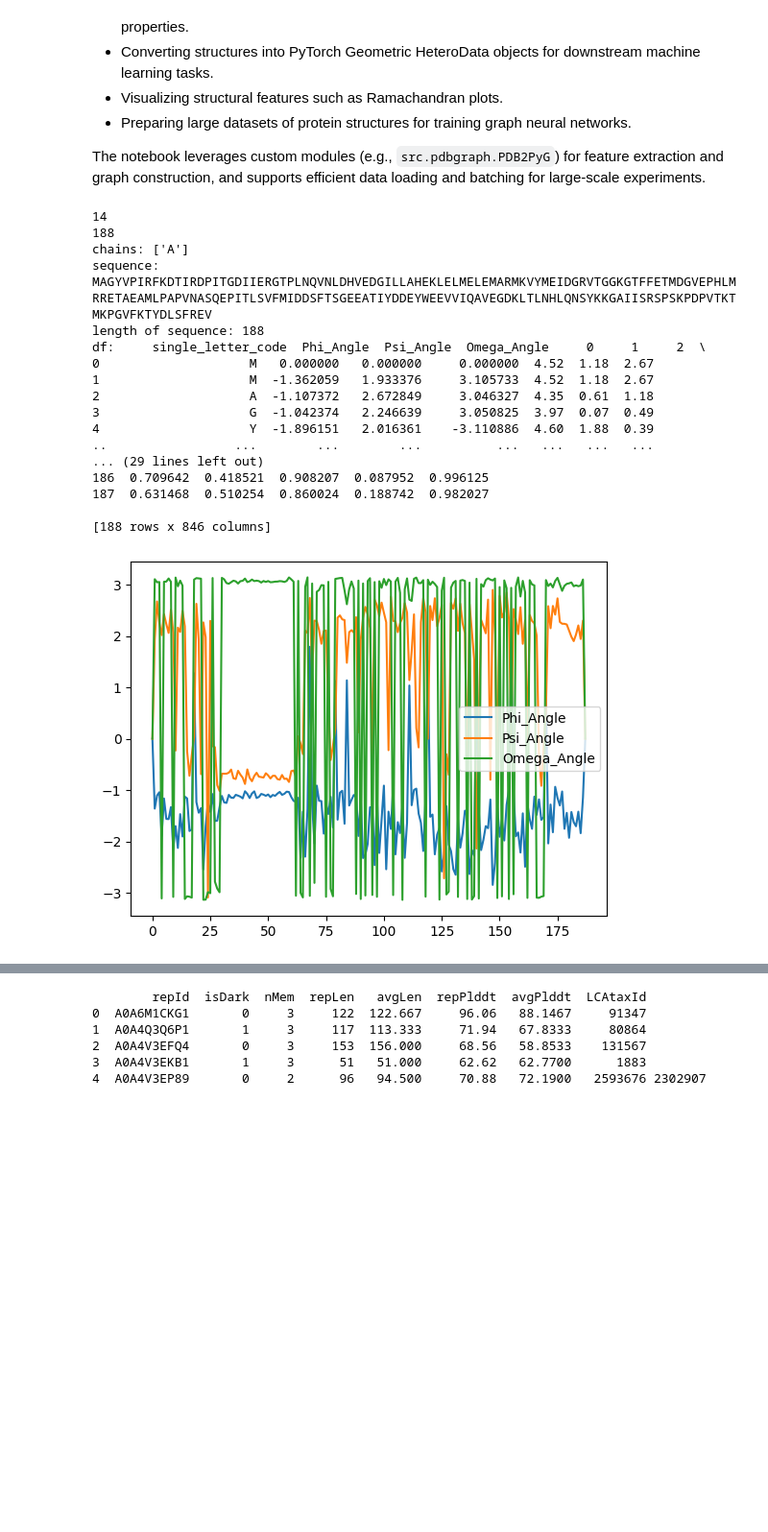
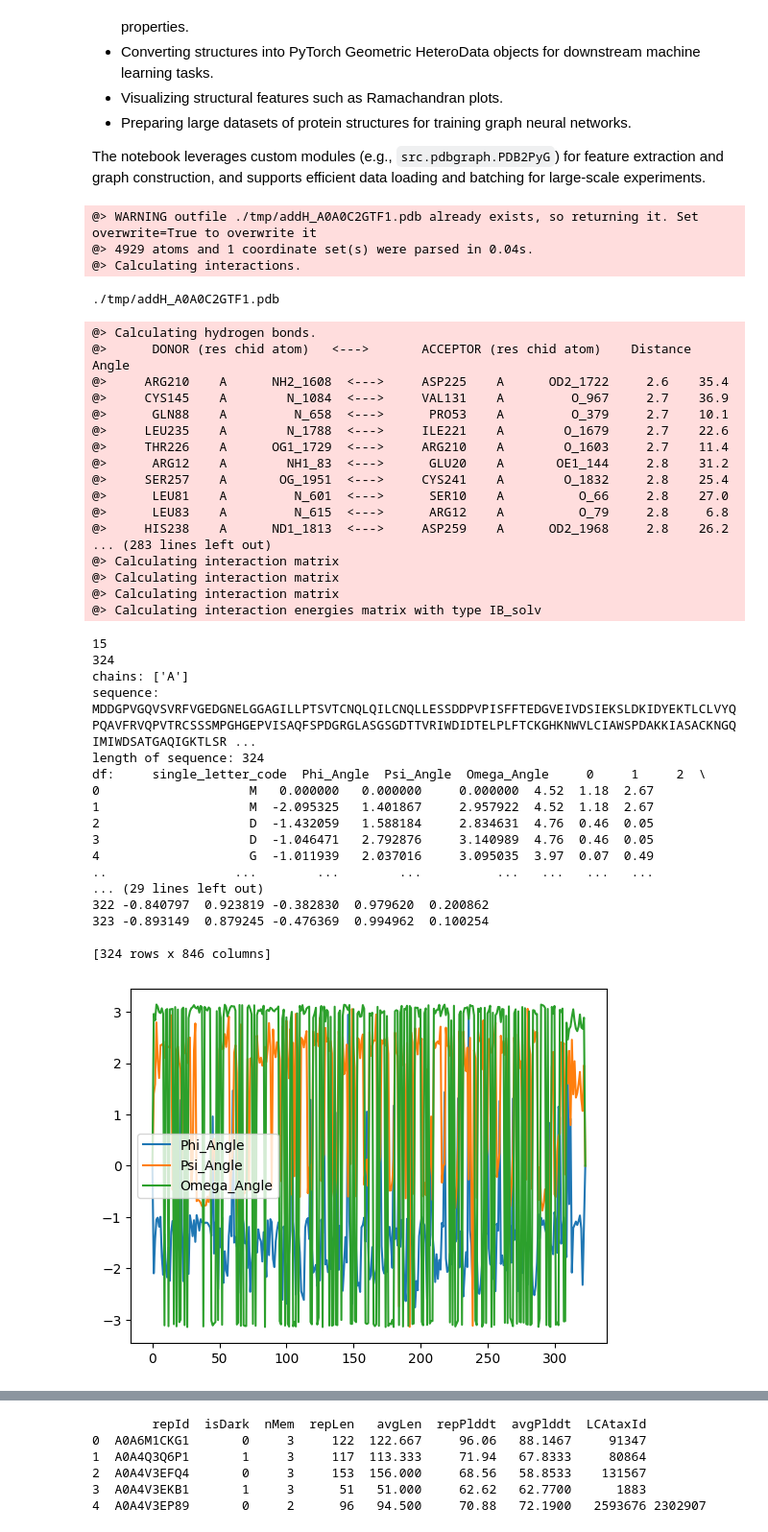
Before and after one commit to DessimozLab/foldtree2, a Jupyter notebook: foldtree2/notebooks/monomer_graph_trainingdata.ipynb, the cells around one changed output, grey strips where cells are left out. Shown at 96% size. Cells and saved outputs as stored; diff of their text form; code cells hidden in the pictures; blank space fills up the shorter version.

Commit message:
fix mp struct graph and adding prody for training

```diff
--- a/foldtree2/notebooks/monomer_graph_trainingdata.ipynb
+++ b/foldtree2/notebooks/monomer_graph_trainingdata.ipynb
@@ -30,7 +30,7 @@ from foldtree2.src import pdbgraph
 import importlib
 importlib.reload(pdbgraph)
 converter = pdbgraph.PDB2PyG(
-aapropcsv = 'config/aaindex1.csv'
+aapropcsv = 'foldtree2/config/aaindex1.csv'
 )
 # %%
 from Bio import PDB
@@ -42,11 +42,11 @@ import tqdm
 from Bio.PDB import PDBParser
 import numpy as np
 # %%
-#filename = 'config/1eei.pdb'
-filename = './tmp/U1Y2K4.pdb'
-res  = converter.create_features(filename, distance = 10, verbose = False )
+#filename = './foldtree2/config/1eei.pdb'
+filename = './tmp/A0A0C2GTF1.pdb'
+res  = converter.create_features(filename, distance = 10, verbose = False , add_prody = True)
 print(len(res))
-angles, contact_points, springmat , hbond_mat, backbone , backbone_rev , positional_encoding , plddt , aa , bondangles , foldxvals , coords , window, windowrev = res
+angles, contact_points, ss , hbond_mat, backbone , backbone_rev , positional_encoding , plddt , aa , bondangles , foldxvals , coords , window, windowrev, prodymats = res
 print( len(angles) )
 
 #read the pdb file
@@ -64,48 +64,69 @@ aa_dict = {
 'GLU': 'E',
 'GLY': 'G',
 'HIS': 'H',
 'ILE': 'I',
 'LEU': 'L',
 'LYS': 'K',
 'MET': 'M',
 'PHE': 'F',
 'PRO': 'P',
 'SER': 'S',
 'THR': 'T',
 'TRP': 'W',
 'TYR': 'Y',
 'VAL': 'V'
 
 }
 #extract the sequence
 seq = ''
 chains = model.get_chains()
 print('chains:', [chain.id for chain in chains])
 chain = model['A']  # Assuming you want the first chain
 for residue in chain:
 	if PDB.is_aa(residue) and residue.get_resname() in aa_dict:
 		seq += aa_dict[residue.get_resname()]
 print('sequence:' , seq)
 print('length of sequence:', len(seq))
 print('df:', angles)
 angles[['Phi_Angle', 'Psi_Angle' , 'Omega_Angle']].plot()
 plt.show()
 # %% [output]
-14
-188
-chains: ['A']
-sequence: MAGYVPIRFKDTIRDPITGDIIERGTPLNQVNLDHVEDGILLAHEKLELMELEMARMKVYMEIDGRVTGGKGTFFETMDGVEPHLMRRETAEAMLPAPVNASQEPITLSVFMIDDSFTSGEEATIYDDEYWEEVVIQAVEGDKLTLNHLQNSYKKGAIISRSPSKPDPVTKTMKPGVFKTYDLSFREV
-length of sequence: 188
-df:     single_letter_code  Phi_Angle  Psi_Angle  Omega_Angle     0     1     2  \
-0                    M   0.000000   0.000000     0.000000  4.52  1.18  2.67
-1                    M  -1.362059   1.933376     3.105733  4.52  1.18  2.67
-2                    A  -1.107372   2.672849     3.046327  4.35  0.61  1.18
-3                    G  -1.042374   2.246639     3.050825  3.97  0.07  0.49
-4                    Y  -1.896151   2.016361    -3.110886  4.60  1.88  0.39
-..                 ...        ...        ...          ...   ...   ...   ...
-... (29 lines left out)
-186  0.709642  0.418521  0.908207  0.087952  0.996125
-187  0.631468  0.510254  0.860024  0.188742  0.982027
-
-[188 rows x 846 columns]
+@> WARNING outfile ./tmp/addH_A0A0C2GTF1.pdb already exists, so returning it. Set overwrite=True to overwrite it
+@> 4929 atoms and 1 coordinate set(s) were parsed in 0.04s.
+@> Calculating interactions.
+./tmp/addH_A0A0C2GTF1.pdb
+@> Calculating hydrogen bonds.
+@>      DONOR (res chid atom)   <--->       ACCEPTOR (res chid atom)    Distance  Angle
+@>     ARG210    A      NH2_1608  <--->     ASP225    A      OD2_1722     2.6    35.4
+@>     CYS145    A        N_1084  <--->     VAL131    A         O_967     2.7    36.9
+@>      GLN88    A         N_658  <--->      PRO53    A         O_379     2.7    10.1
+@>     LEU235    A        N_1788  <--->     ILE221    A        O_1679     2.7    22.6
+@>     THR226    A      OG1_1729  <--->     ARG210    A        O_1603     2.7    11.4
+@>      ARG12    A        NH1_83  <--->      GLU20    A       OE1_144     2.8    31.2
+@>     SER257    A       OG_1951  <--->     CYS241    A        O_1832     2.8    25.4
+@>      LEU81    A         N_601  <--->      SER10    A          O_66     2.8    27.0
+@>      LEU83    A         N_615  <--->      ARG12    A          O_79     2.8     6.8
+@>     HIS238    A      ND1_1813  <--->     ASP259    A      OD2_1968     2.8    26.2
+... (283 lines left out)
+@> Calculating interaction matrix
+@> Calculating interaction matrix
+@> Calculating interaction matrix
+@> Calculating interaction energies matrix with type IB_solv
+15
+324
+chains: ['A']
+sequence: MDDGPVGQVSVRFVGEDGNELGGAGILLPTSVTCNQLQILCNQLLESSDDPVPISFFTEDGVEIVDSIEKSLDKIDYEKTLCLVYQPQAVFRVQPVTRCSSSMPGHGEPVISAQFSPDGRGLASGSGDTTVRIWDIDTELPLFTCKGHKNWVLCIAWSPDAKKIASACKNGQIMIWDSATGAQIGKTLSR ...
+length of sequence: 324
+df:     single_letter_code  Phi_Angle  Psi_Angle  Omega_Angle     0     1     2  \
+0                    M   0.000000   0.000000     0.000000  4.52  1.18  2.67
+1                    M  -2.095325   1.401867     2.957922  4.52  1.18  2.67
+2                    D  -1.432059   1.588184     2.834631  4.76  0.46  0.05
+3                    D  -1.046471   2.792876     3.140989  4.76  0.46  0.05
+4                    G  -1.011939   2.037016     3.095035  3.97  0.07  0.49
+..                 ...        ...        ...          ...   ...   ...   ...
+... (29 lines left out)
+322 -0.840797  0.923819 -0.382830  0.979620  0.200862
+323 -0.893149  0.879245 -0.476369  0.994962  0.100254
+
+[324 rows x 846 columns]
-[figure, old version]
+[figure, new version]
```
Also changed, not shown: parts of 10 cells of this notebook, 7 other files.
